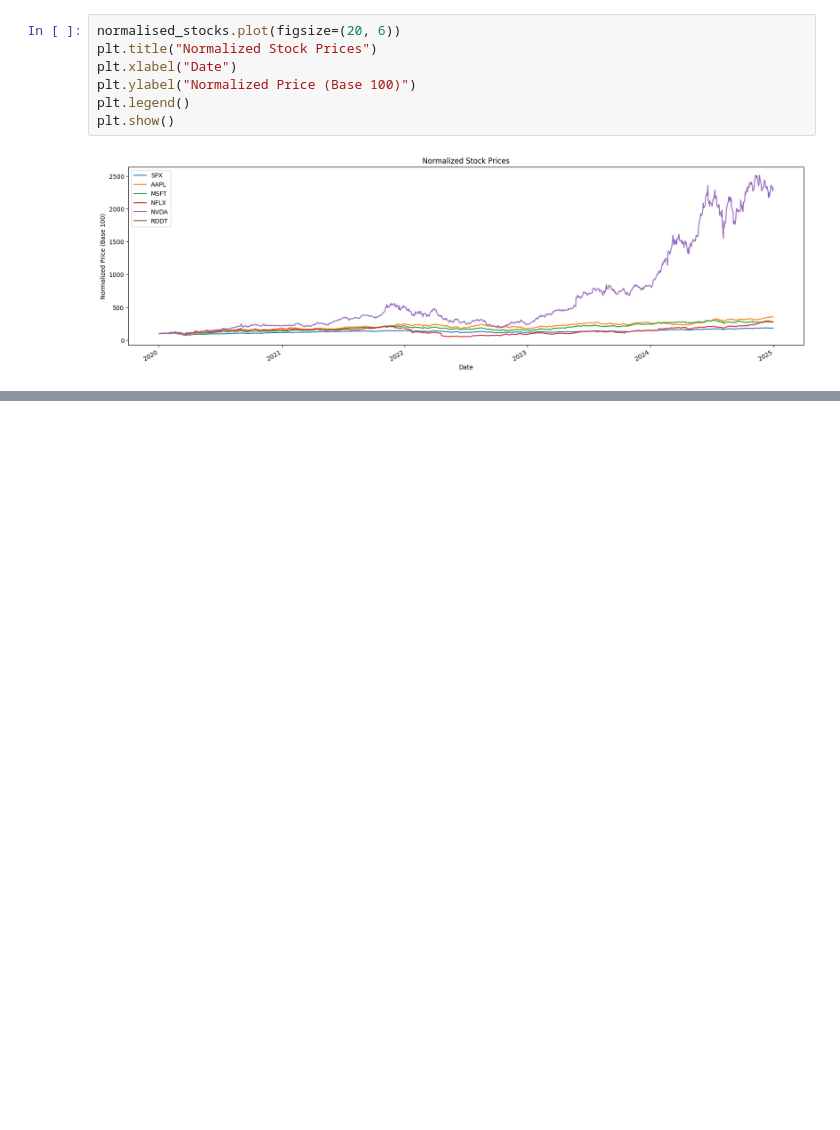
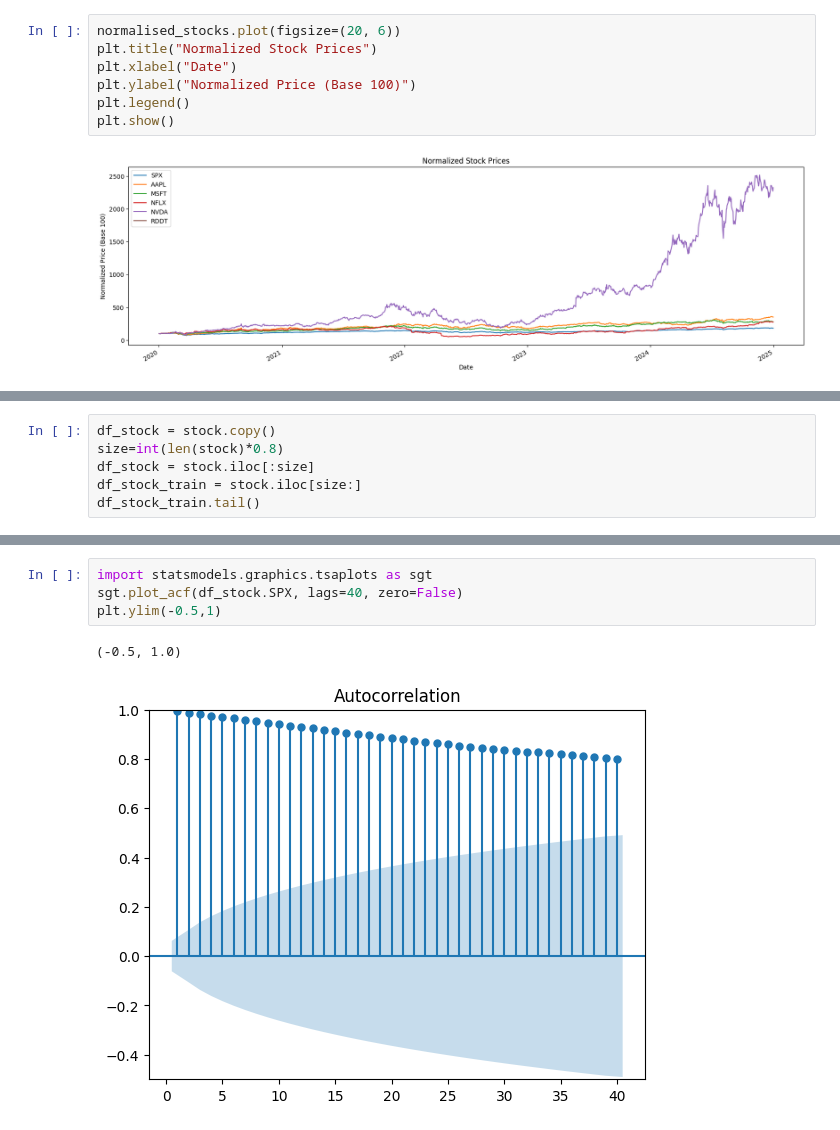
Before and after one commit to hivan04/spx_price_forecast, a Jupyter notebook: model.ipynb, the cells around one changed output, grey strips where cells are left out. Saved outputs shown, nothing was run; the diff lists cells and outputs as text; blank space fills up the shorter version.

```diff
--- a/model.ipynb
+++ b/model.ipynb
@@ -158,0 +168,6 @@ plt.show()
+# %%
+df_stock = stock.copy()
+size=int(len(stock)*0.8)
+df_stock = stock.iloc[:size]
+df_stock_train = stock.iloc[size:]
+df_stock_train.tail()
@@ -158,0 +192,7 @@ plt.show()
+# %%
+import statsmodels.graphics.tsaplots as sgt
+sgt.plot_acf(df_stock.SPX, lags=40, zero=False)
+plt.ylim(-0.5,1)
+# %% [output]
+(-0.5, 1.0)
+[figure, added]
```
Also changed, not shown: parts of 3 cells of this notebook.
